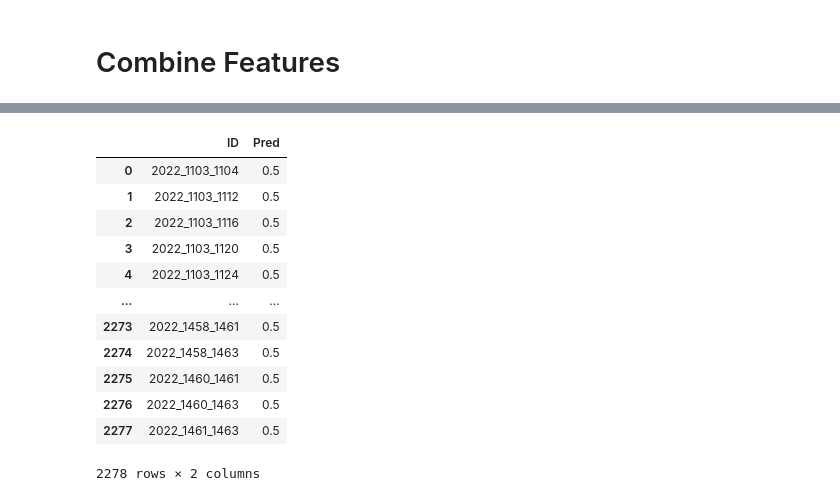
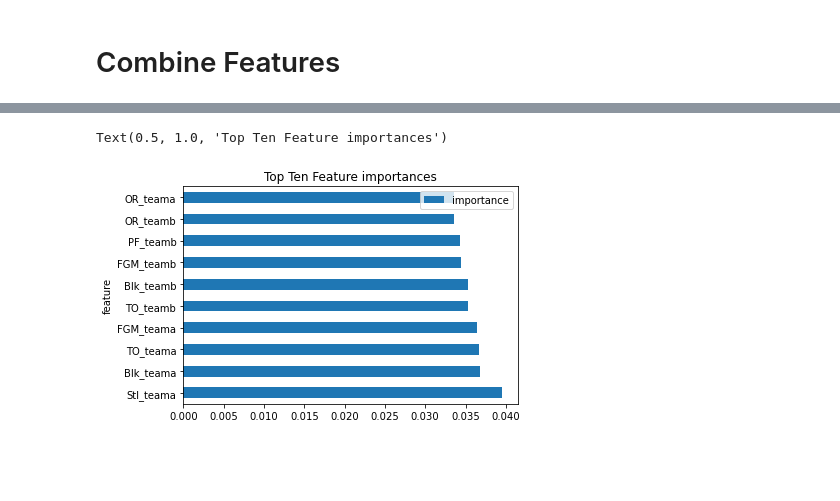
Before and after one commit to racruz25/group_project, a Jupyter notebook: Random_Forest_Model.ipynb, the cells around one changed output, grey strips where cells are left out. Drawn from its saved outputs; the diff is of its cells as text; code cells hidden in the pictures; blank space fills up the shorter version.

Commit message:
Updated_w_Feature_Imp_Plot

```diff
--- a/Random_Forest_Model.ipynb
+++ b/Random_Forest_Model.ipynb
@@ -224,7 +224,7 @@ def is_winning(wteam, lteam):
 
 
 march_tourney = pd.read_csv(files[1])
-march_tourney = march_tourney[march_tourney['Season'] >= 2005].reset_index(drop=True)
+march_tourney = march_tourney[march_tourney['Season'] >= 2003].reset_index(drop=True)
 
 train = march_tourney
 
@@ -291,0 +292,18 @@ weighted avg       0.63      0.62      0.60       185
+# %%
+# create feature importances from model
+importances = model.feature_importances_
+
+# get column names
+columns = X.columns
+
+# create a dataframe
+feature_importances_df = pd.DataFrame({
+    'feature': columns,
+    'importance': importances
+})
+
+
+feature_importance = feature_importances_df.sort_values(by=['importance'], ascending=False, inplace=True)
+feature_importance = feature_importances_df.reset_index(drop=True, inplace=True)
+feature_importance = feature_importances_df.head(10)
+feature_importance
@@ -292,3 +322,12 @@ weighted avg       0.63      0.62      0.60       185
+# %%
+# visualize the top ten feature-importances_
+
+feature_importance.plot.barh(x="feature", y="importance")
+plt.title("Top Ten Feature importances")
+#plt.savefig("./Resources/rf_feature_importance.png")
+# %% [output]
+Text(0.5, 1.0, 'Top Ten Feature importances')
+[figure, added]
 # %%
 def return_value(data, data_type=None):
     data = data.split('_')
@@ -296,20 +335,3 @@ def return_value(data, data_type=None):
         return str(data[0]) + str(data[1])
     else:
         return str(data[0]) + str(data[2])
-# %%
-test = pd.read_csv(files[12])
-test
-# %% [output]
-|  | ID | Pred |
-| 0 | 2022_1103_1104 | 0.5 |
-| 1 | 2022_1103_1112 | 0.5 |
-| 2 | 2022_1103_1116 | 0.5 |
-| 3 | 2022_1103_1120 | 0.5 |
-| 4 | 2022_1103_1124 | 0.5 |
-| ... | ... | ... |
-| 2273 | 2022_1458_1461 | 0.5 |
-| 2274 | 2022_1458_1463 | 0.5 |
-| 2275 | 2022_1460_1461 | 0.5 |
-| 2276 | 2022_1460_1463 | 0.5 |
-| 2277 | 2022_1461_1463 | 0.5 |
-2278 rows × 2 columns
```
Also changed, not shown: parts of 20 cells of this notebook.
